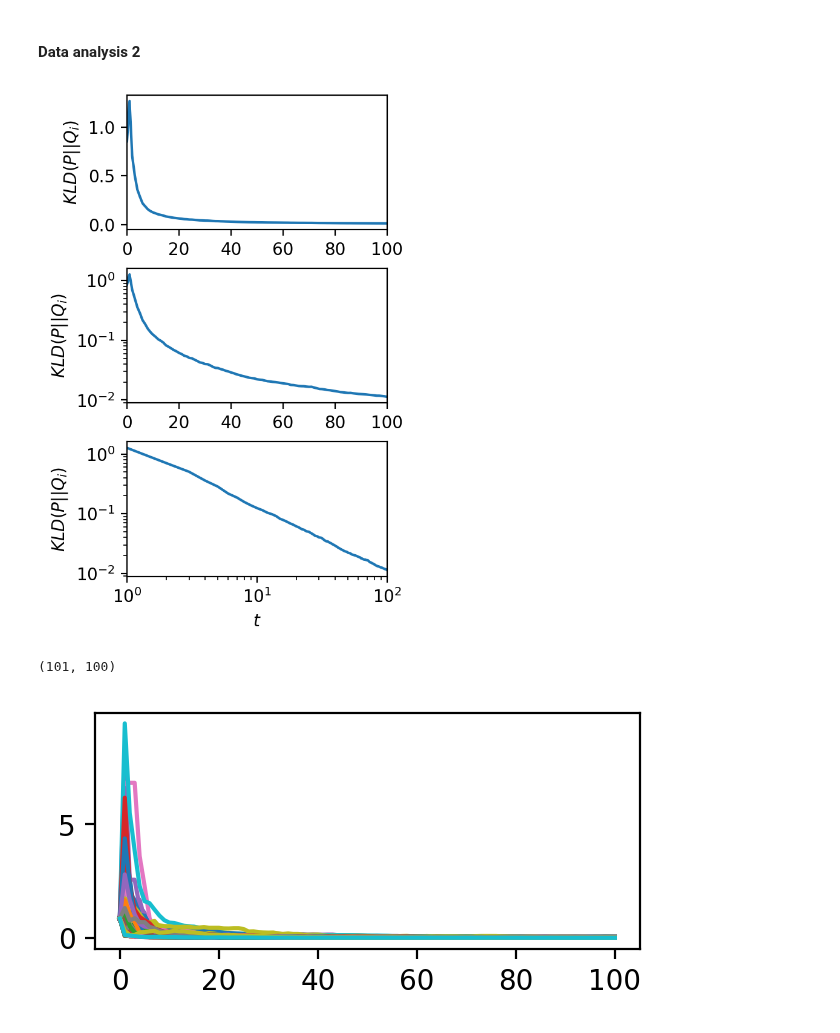
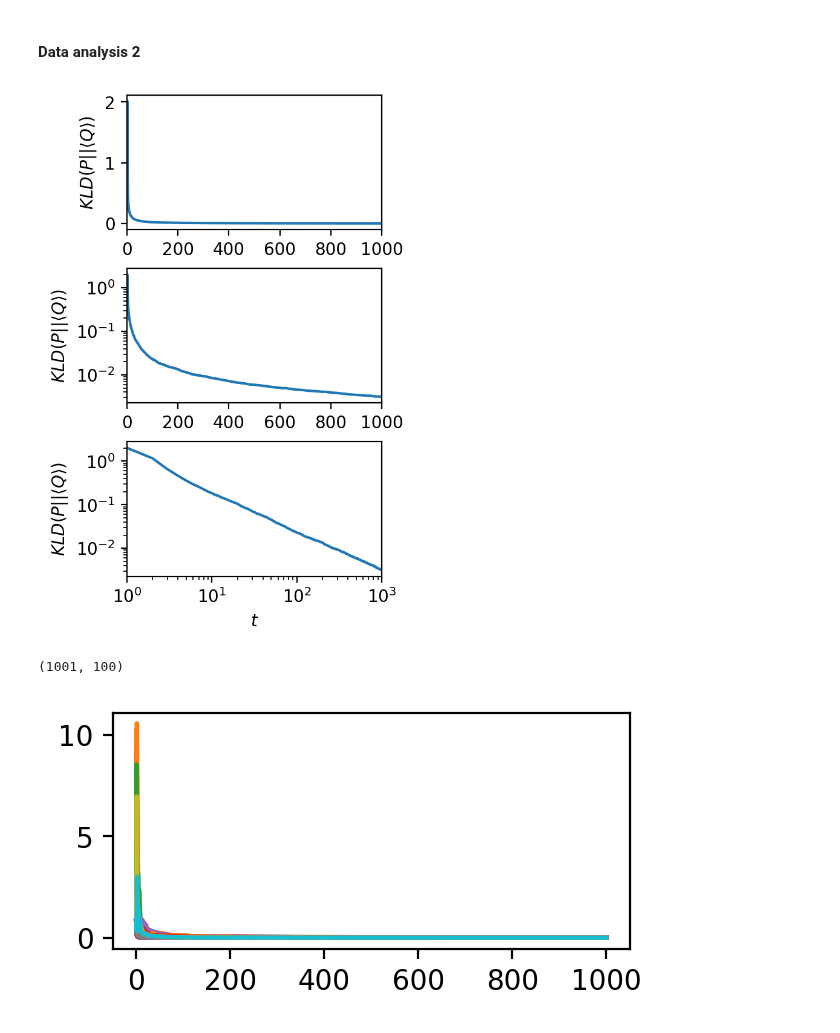
Before and after one commit to Priesemann-Group/neuro_op, a Jupyter notebook: notebooks/Testing_ConjMu.ipynb, the cells around one changed output. Drawn from its saved outputs; the diff is of its cells as text; code cells hidden in the pictures.

```diff
--- a/notebooks/Testing_ConjMu.ipynb
+++ b/notebooks/Testing_ConjMu.ipynb
@@ -40,7 +40,7 @@ input = dict(
     h=1,  # Rate of external information draw events
     r=1,  # Rate of edge information exchange events
     t0=0,  # Start time of simulation
-    t_max=100,  # End time of simulation
+    t_max=1000,  # End time of simulation
     t_sample=1,  # Periodicity for which samples and distance measures (KL-div, p-distance) are taken
     sample_bins=201,  # Number of bins used in distance measures
     sample_range=(
@@ -120,7 +120,7 @@ ax.hist(sigmas, bins=20)
 # %%
 # Implement external sampling routine (or rather test if feasible)
 k = 0
-nody = out1["nodesConj"][k]
+nody = out1["nodesConjMu"][k]
 # mu_nody = np.array(out1["mu_nodes"])[:, k][1:]
 #
 fig, ax = plt.subplots()
@@ -149,5 +149,5 @@ ax.set_xlabel("$t$")
 ax.set_ylabel("$MLE_i$")
 
 print(nody.diary_in)
-# fig.savefig("graphics-output/mu_N1.png", dpi=1500)
+fig.savefig("graphics-output/TMP-mu_N1.png", dpi=1500)
 # %% [output]
@@ -193,24 +183,24 @@ fig.savefig("./graphics-output/mu_nodes.png", dpi=1500)
 # %%
 # for i in N_iter:
 #    plt.plot(input["t_sample"] * np.arange(0, kld.shape[0]), kld[:, i, ])
 kld = np.array(out1["kl_divs"])
 fig, ax = plt.subplots(3, 1, constrained_layout=True, figsize=(3, 4.5))
 x = input["t_sample"] * np.arange(0, kld.shape[0])
 for i, _ in enumerate(ax):
     ax[i].plot(
         x,  # input["t_sample"] * np.arange(0, kld.shape[0]),
         kld.mean(axis=1),
         label="$KLD_i$",
     )
-    ax[i].set_ylabel("$KLD(P||Q_i)$")
+    ax[i].set_ylabel(r"$KLD(P||\langle Q \rangle )$")
     ax[i].set_xlim(0, x[-1])
 ax[2].set_xlabel("$t$")
 ax[1].set_yscale("log")
 ax[2].loglog()
 ax[2].set_xlim(input["t_sample"], input["t_max"])
-fig.savefig("./graphics-output/KLD.png", dpi=1500)
+fig.savefig("./graphics-output/TMP-KLD.png", dpi=1500)
 # %% [output]
-[figure, old version]
+[figure, new version]
 # %%
 # for i in N_iter:
 #    plt.plot(input["t_sample"] * np.arange(0, kld.shape[0]), kld[:, i, ])
@@ -226,5 +216,5 @@ for i, _ in enumerate(kld.T):
 # plt.loglog()
 # plt.ylim(0, 2)
 # %% [output]
-(101, 100)
+(1001, 100)
-[figure, old version]
+[figure, new version]
```
Also changed, not shown: parts of 5 cells of this notebook, 5 other files.
